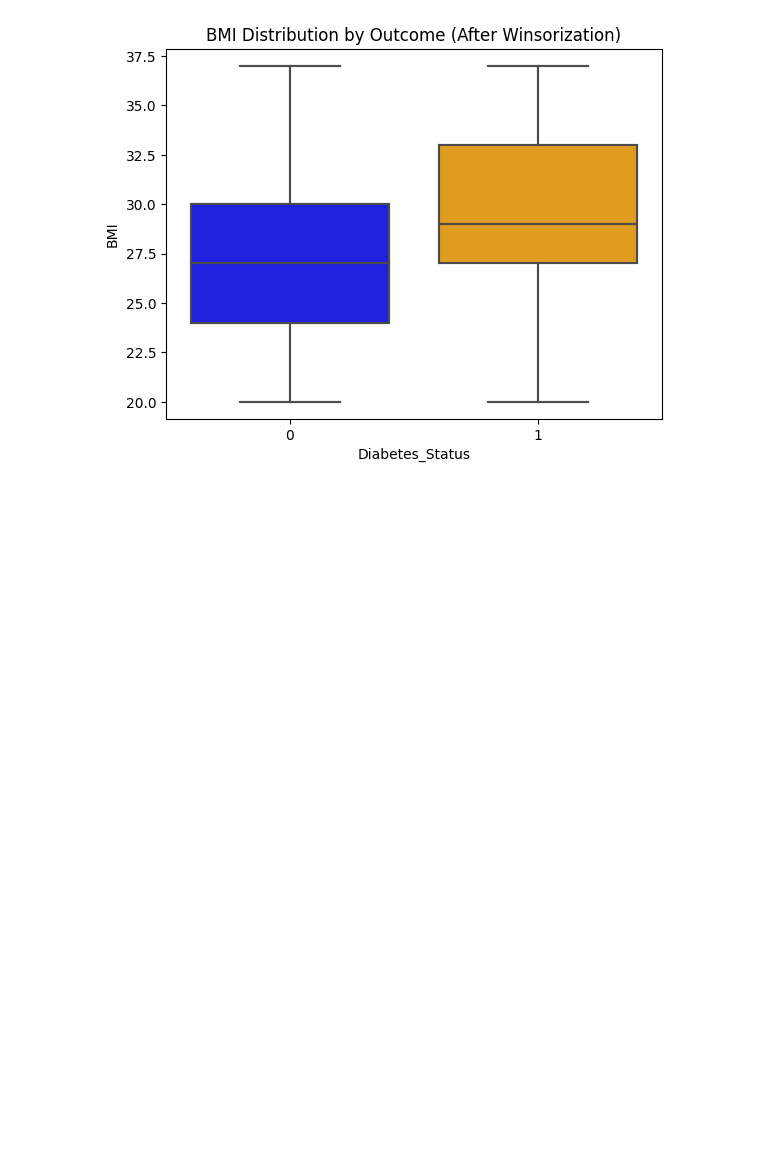
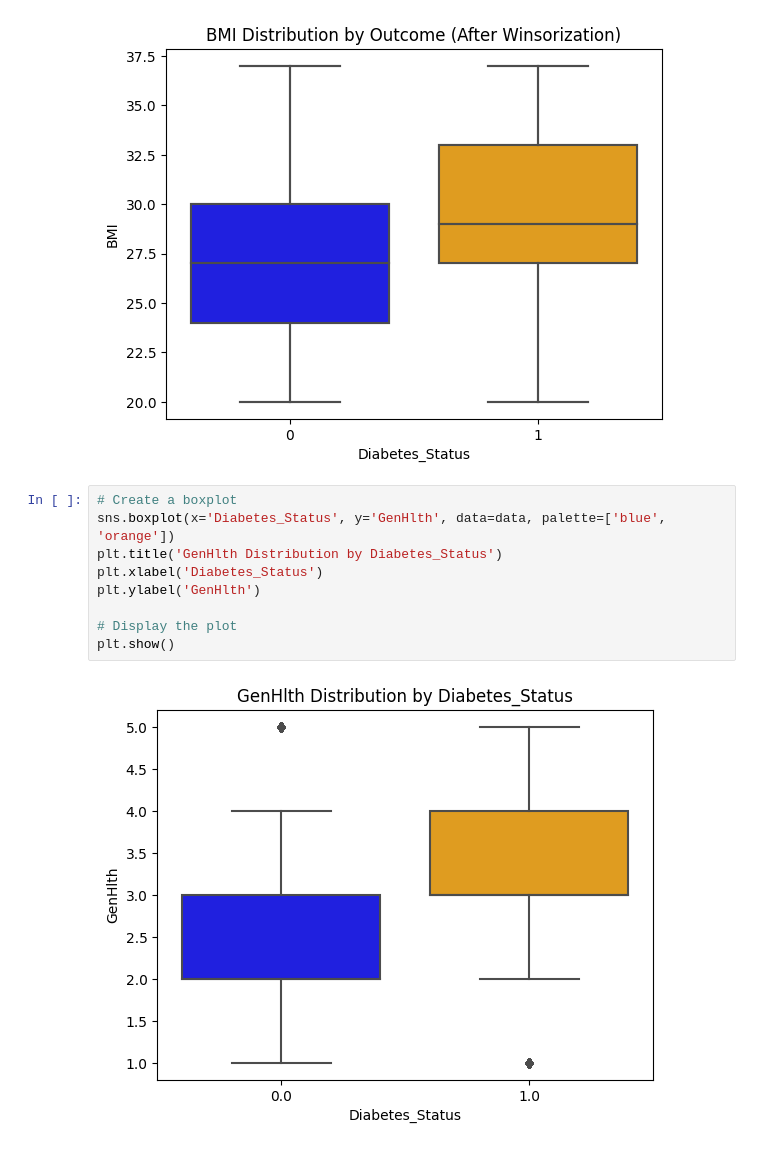
Before and after one commit to GraceOluwafemi/Msc-Project, a Jupyter notebook: project.ipynb, the cells around one changed output. Saved outputs shown, nothing was run; the diff lists cells and outputs as text; blank space fills up the shorter version.

```diff
--- a/project.ipynb
+++ b/project.ipynb
@@ -349,3 +349,14 @@ plt.ylabel('BMI')
 plt.show()
 # %% [output]
 [figure]
+# %%
+# Create a boxplot
+sns.boxplot(x='Diabetes_Status', y='GenHlth', data=data, palette=['blue', 'orange'])
+plt.title('GenHlth Distribution by Diabetes_Status')
+plt.xlabel('Diabetes_Status')
+plt.ylabel('GenHlth')
+
+# Display the plot
+plt.show()
+# %% [output]
+[figure, added]
```
Also changed, not shown: parts of 2 cells of this notebook.
